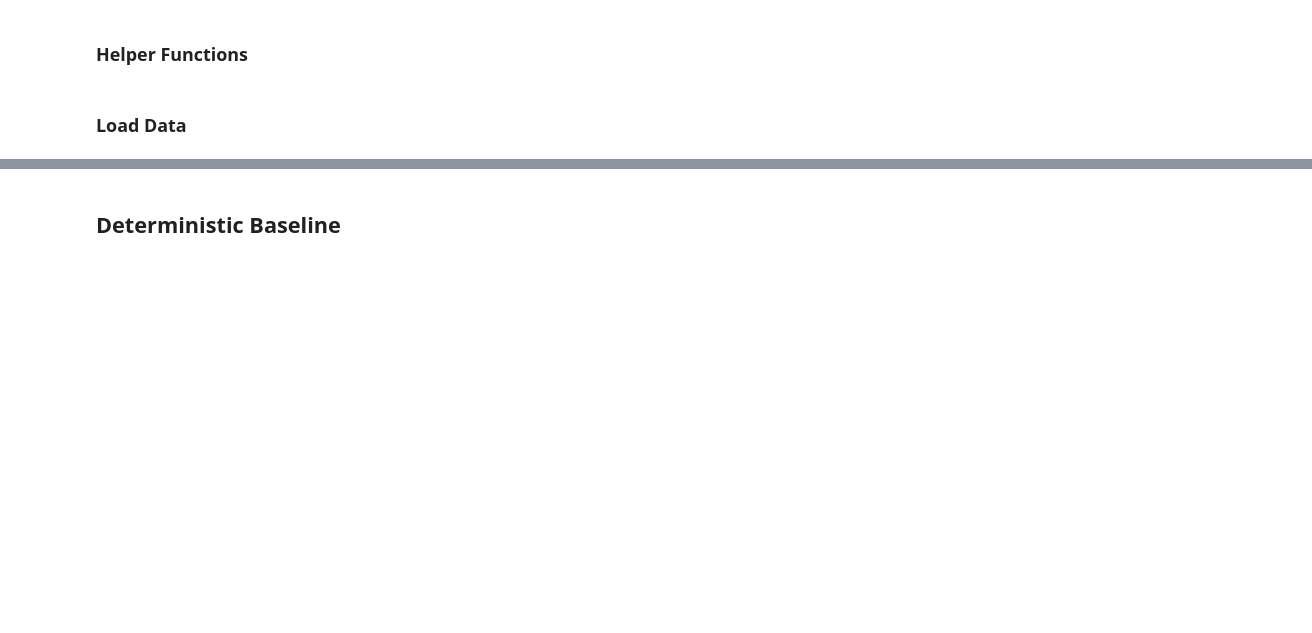
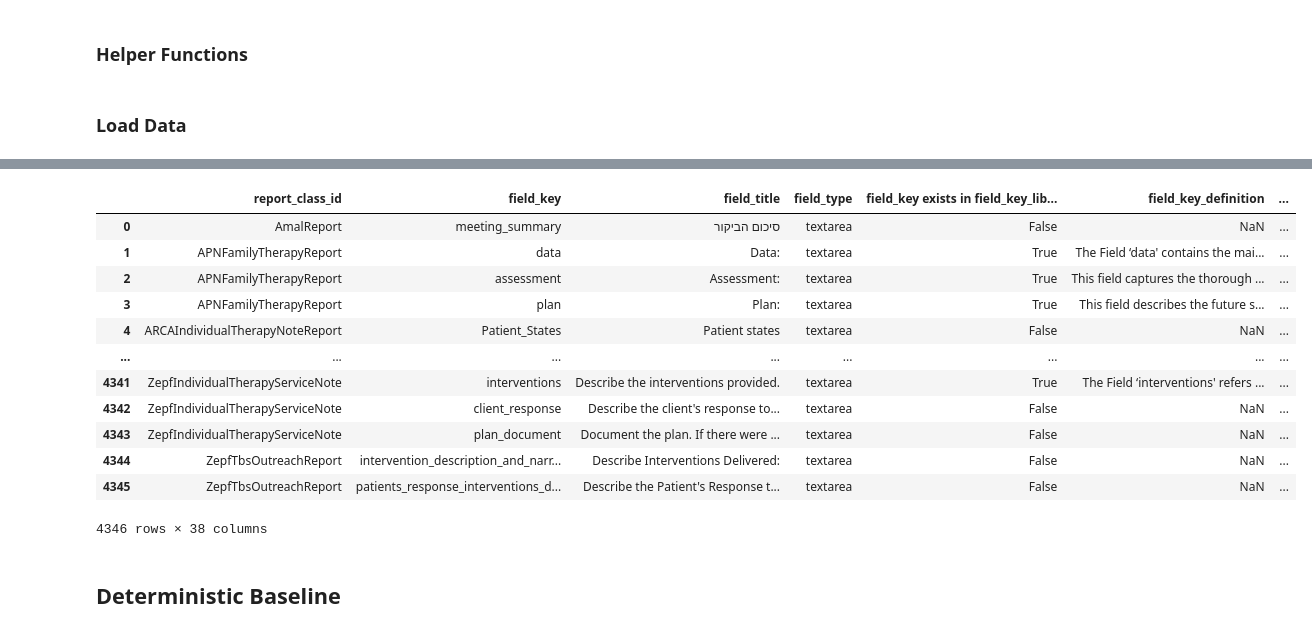
Before and after one commit to austin3393/Field-Key-Analysis, a Jupyter notebook: updated_field_key_pipeline.ipynb, the cells around one changed output, grey strips where cells are left out. Drawn from its saved outputs; the diff is of its cells as text; code cells hidden in the pictures; blank space fills up the shorter version.

```diff
--- a/updated_field_key_pipeline.ipynb
+++ b/updated_field_key_pipeline.ipynb
@@ -195,3 +124,19 @@ field_keys_df.head()
+# %%
+field_keys_df.sort_values("row_id", ascending = True)
+# %% [output]
+|  | report_class_id | field_key | field_title | field_type | field_key exists in field_key_lib... | field_key_definition | ... |
+| 0 | AmalReport | meeting_summary | סיכום הביקור | textarea | False | NaN | ... |
+| 1 | APNFamilyTherapyReport | data | Data: | textarea | True | The Field ‘data' contains the mai... | ... |
+| 2 | APNFamilyTherapyReport | assessment | Assessment: | textarea | True | This field captures the thorough ... | ... |
+| 3 | APNFamilyTherapyReport | plan | Plan: | textarea | True | This field describes the future s... | ... |
+| 4 | ARCAIndividualTherapyNoteReport | Patient_States | Patient states | textarea | False | NaN | ... |
+| ... | ... | ... | ... | ... | ... | ... | ... |
+| 4341 | ZepfIndividualTherapyServiceNote | interventions | Describe the interventions provided. | textarea | True | The Field ‘interventions' refers ... | ... |
+| 4342 | ZepfIndividualTherapyServiceNote | client_response | Describe the client's response to... | textarea | False | NaN | ... |
+| 4343 | ZepfIndividualTherapyServiceNote | plan_document | Document the plan. If there were ... | textarea | False | NaN | ... |
+| 4344 | ZepfTbsOutreachReport | intervention_description_and_narr... | Describe Interventions Delivered: | textarea | False | NaN | ... |
+| 4345 | ZepfTbsOutreachReport | patients_response_interventions_d... | Describe the Patient's Response t... | textarea | False | NaN | ... |
+4346 rows × 38 columns
 # %% [markdown]
 ## Deterministic Baseline
 # %%
```
Also changed, not shown: parts of 15 cells of this notebook, 18 other files.
